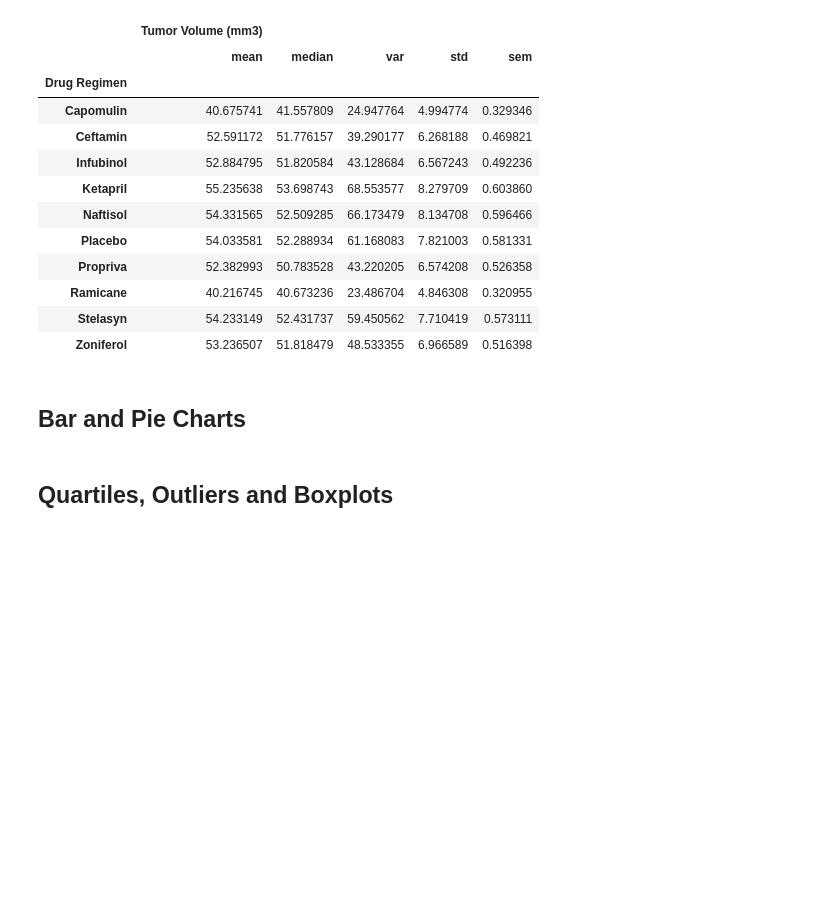
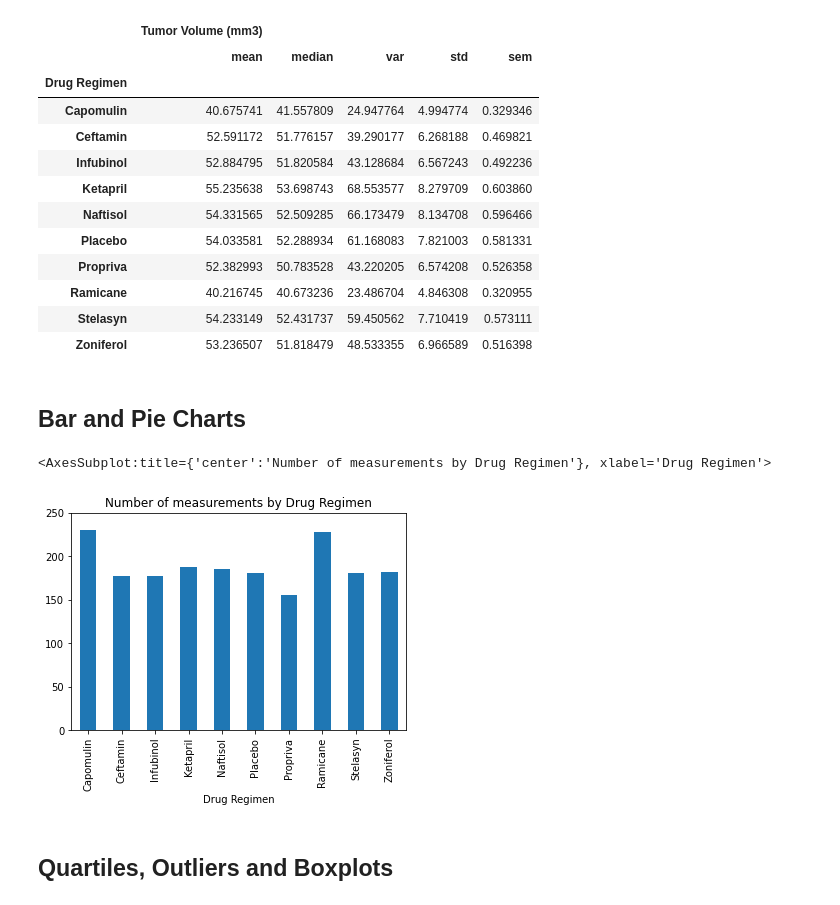
Before and after one commit to JuanjoFernandez/pharmaceutical, a Jupyter notebook: Pymaceuticals/pymaceuticals_starter.ipynb, the cells around one changed output. Cells and saved outputs as stored; diff of their text form; code cells hidden in the pictures; blank space fills up the shorter version.

Commit message:
drug regimen pandas

```diff
--- a/Pymaceuticals/pymaceuticals_starter.ipynb
+++ b/Pymaceuticals/pymaceuticals_starter.ipynb
@@ -170,6 +170,15 @@ drug_grouped_summ_agg.head(10)
 ## Bar and Pie Charts
 # %%
 # Generate a bar plot showing the total number of measurements taken on each drug regimen using pandas.
+
+#creating the dataframe with data to plot
+bar_plot_data = clean_study[['Drug Regimen', 'Mouse ID']].groupby('Drug Regimen').count()
+bar_plot_data = bar_plot_data.rename(columns = {'Mouse ID': 'Number of Measurements'})
+
+bar_plot_data.plot(kind = 'bar', title = 'Number of measurements by Drug Regimen', ylim = [0, 250], legend = False)
+# %% [output]
+<AxesSubplot:title={'center':'Number of measurements by Drug Regimen'}, xlabel='Drug Regimen'>
+[figure, added]
 # %%
 # Generate a bar plot showing the total number of measurements taken on each drug regimen using pyplot.
 # %%
```
Also changed, not shown: 1 other file.
